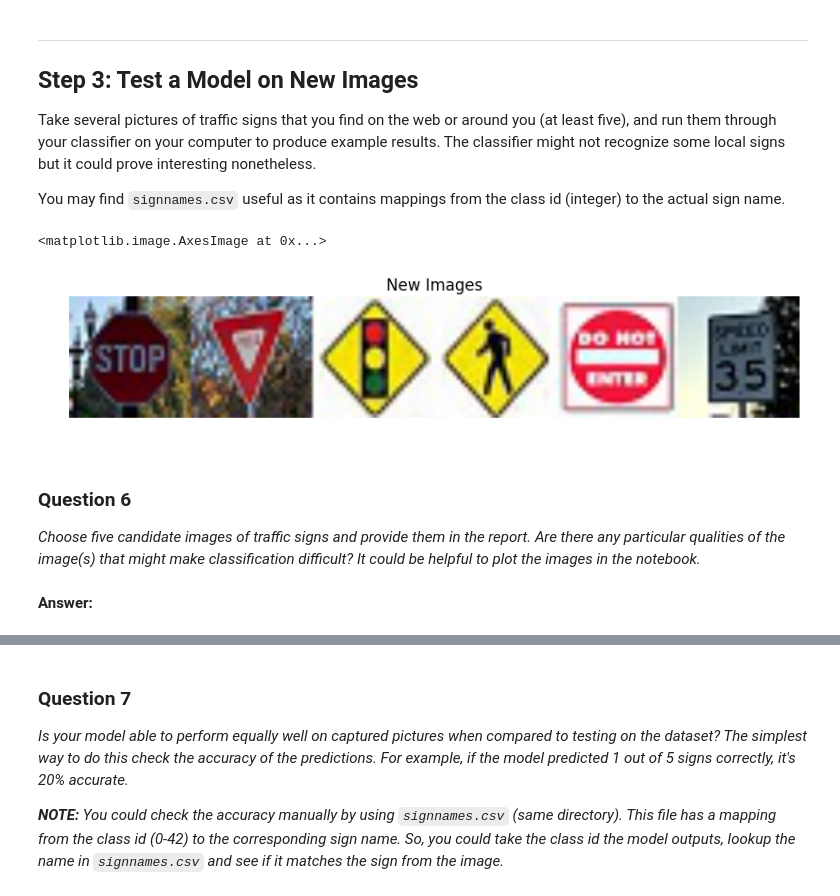
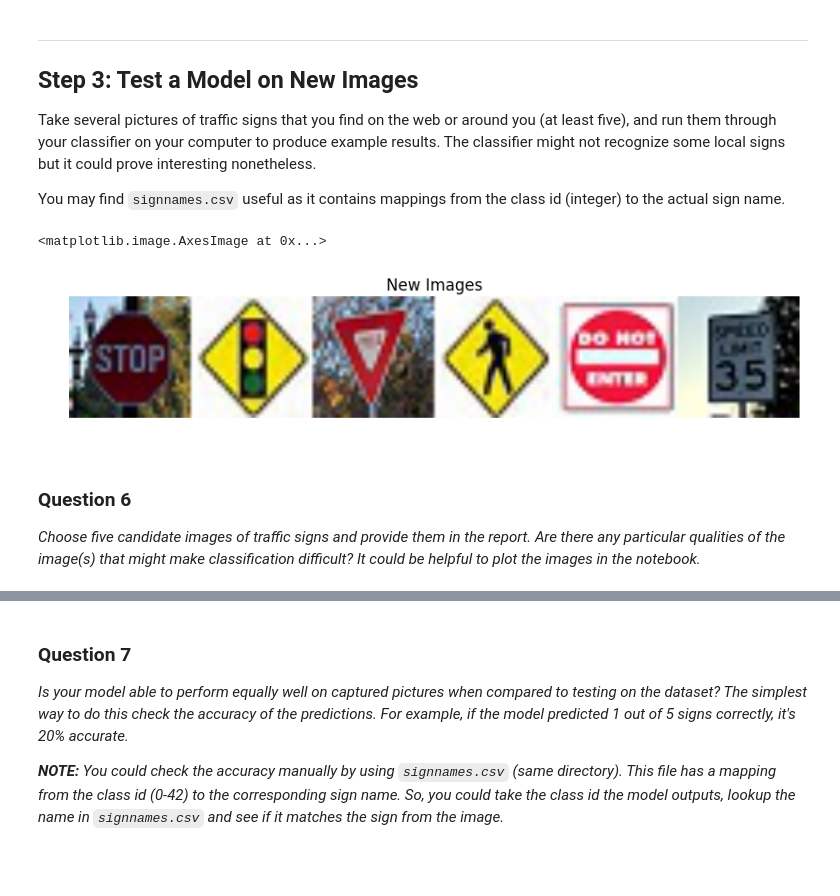
Before and after one commit to tech-rules/SDC, a Jupyter notebook: Traffic-Signs-Classification/Traffic_Signs_Recognition.ipynb, the cells around one changed output, grey strips where cells are left out. Drawn from its saved outputs; the diff is of its cells as text; code cells hidden in the pictures; blank space fills up the shorter version.

```diff
--- a/Traffic-Signs-Classification/Traffic_Signs_Recognition.ipynb
+++ b/Traffic-Signs-Classification/Traffic_Signs_Recognition.ipynb
@@ -434,25 +442,23 @@ You may find `signnames.csv` useful as it contains mappings from the class id (i
 # %%
 ### Load the images and plot them here.
 ### Feel free to use as many code cells as needed.
 import matplotlib.image as mpimg
 
 img1 = mpimg.imread('stop_32x32.jpg')
-img2 = mpimg.imread('yield_32x32.jpg')
-img3 = mpimg.imread('signal_32x32.jpg')
+img2 = mpimg.imread('signal_32x32.jpg')
+img3 = mpimg.imread('yield_32x32.jpg')
 img4 = mpimg.imread('ped2_32x32.jpg')
 img5 = mpimg.imread('donotenter_32x32.jpg')
 img6 = mpimg.imread('speed35_32x32.jpg')
 
 new_img = np.concatenate((img1, img2, img3, img4, img5, img6), axis=1)
 plt.axis('off')
 plt.title('New Images')
 plt.imshow(new_img)
 # %% [output]
 <matplotlib.image.AxesImage at 0x...>
-[figure, old version]
+[figure, new version]
 # %% [markdown]
 ### Question 6
 
 _Choose five candidate images of traffic signs and provide them in the report. Are there any particular qualities of the image(s) that might make classification difficult? It could be helpful to plot the images in the notebook._
-# %% [markdown]
-**Answer:**
```
Also changed, not shown: parts of 11 cells of this notebook.
